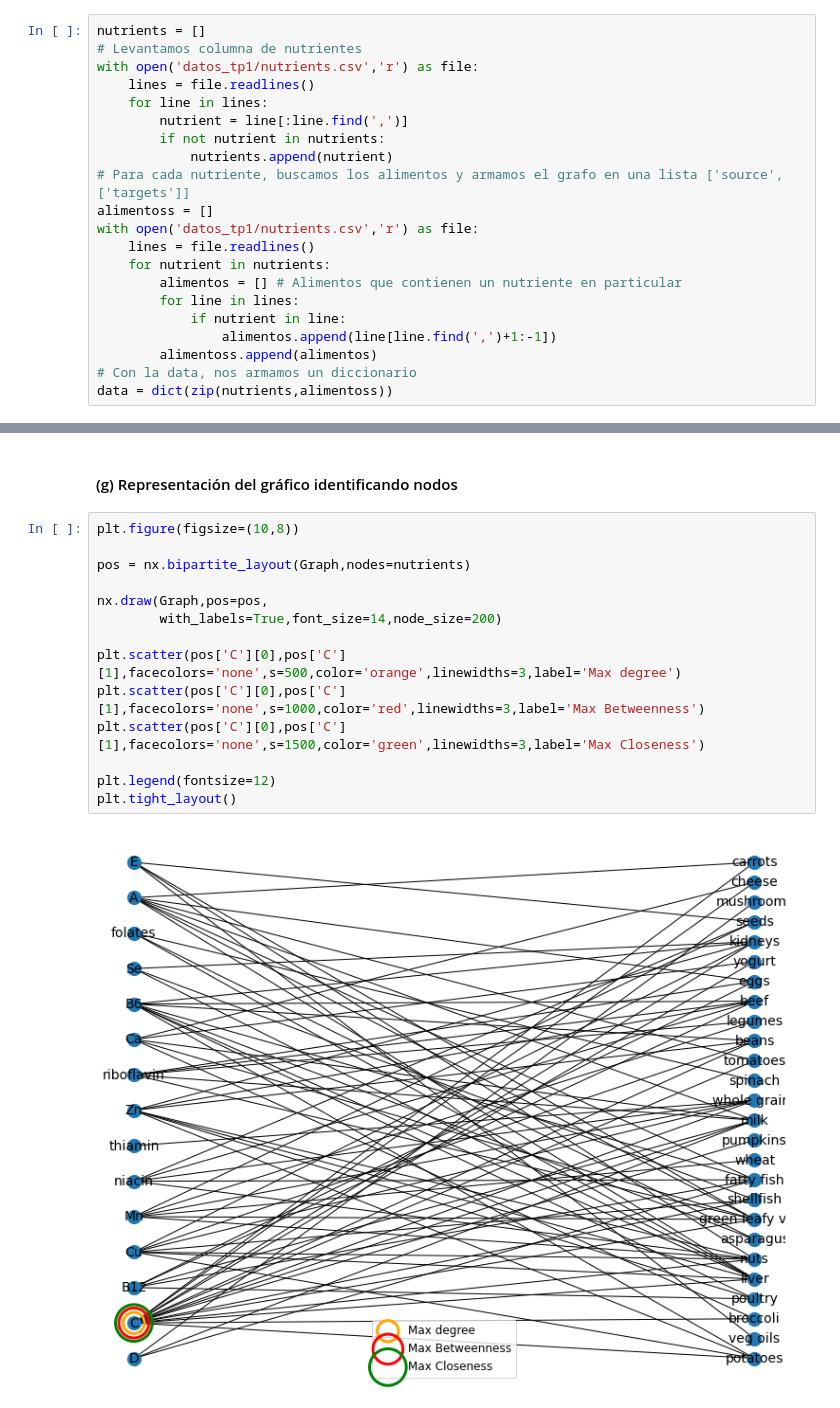
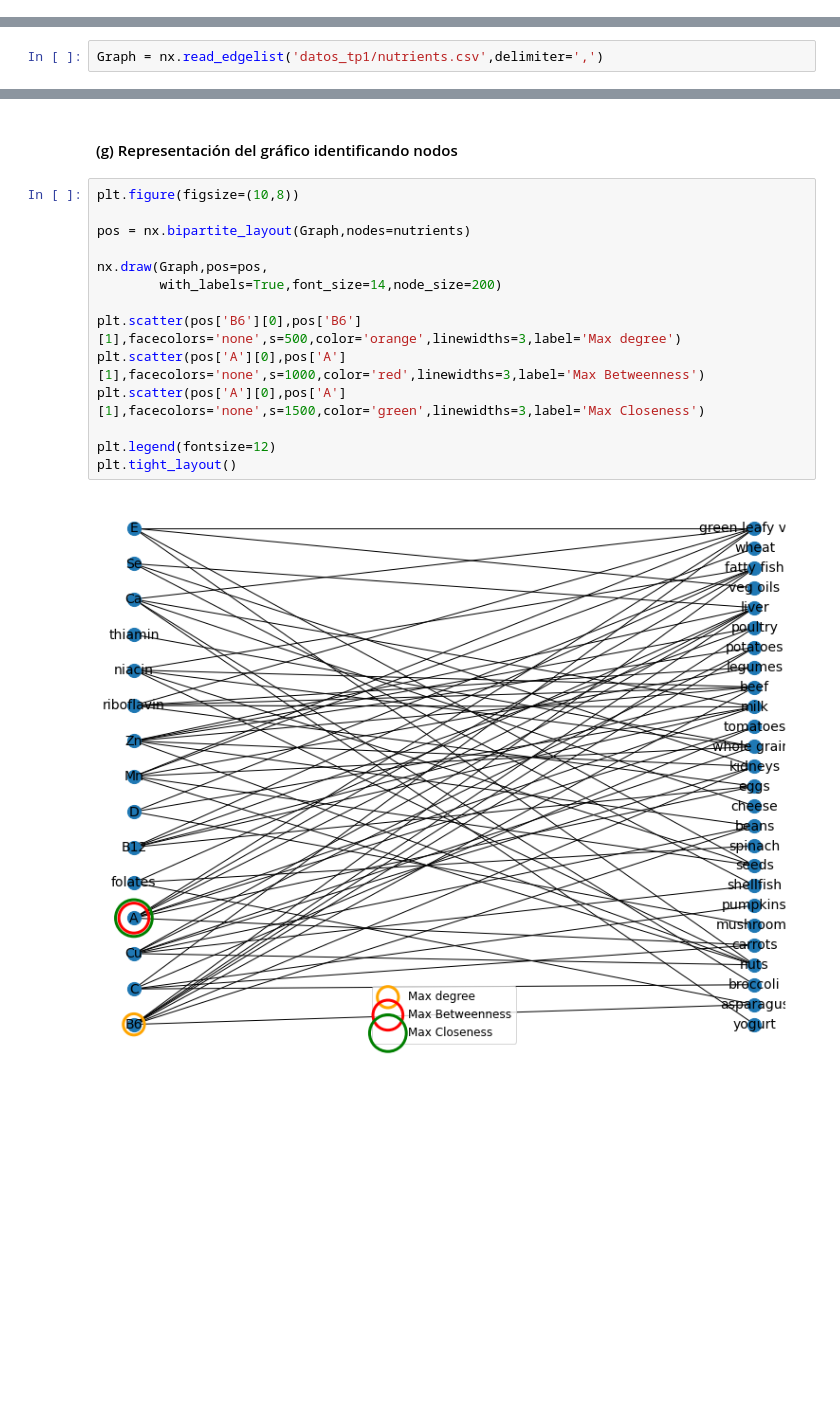
Before and after one commit to nicolasvazquez95/RedesComplejas_famaf, a Jupyter notebook: soluciones/tp1/nutrients.ipynb, the cells around one changed output, grey strips where cells are left out. Saved outputs shown, nothing was run; the diff lists cells and outputs as text; blank space fills up the shorter version.

```diff
--- a/soluciones/tp1/nutrients.ipynb
+++ b/soluciones/tp1/nutrients.ipynb
@@ -16,21 +15,0 @@ sns.set_palette('dark')
-# %%
-nutrients = []
-# Levantamos columna de nutrientes
-with open('datos_tp1/nutrients.csv','r') as file:
-    lines = file.readlines()
-    for line in lines:
-        nutrient = line[:line.find(',')]
-        if not nutrient in nutrients:
-            nutrients.append(nutrient)
-# Para cada nutriente, buscamos los alimentos y armamos el grafo en una lista ['source',['targets']]
-alimentoss = []
-with open('datos_tp1/nutrients.csv','r') as file:
-    lines = file.readlines()
-    for nutrient in nutrients:
-        alimentos = [] # Alimentos que contienen un nutriente en particular
-        for line in lines:
-            if nutrient in line:
-                alimentos.append(line[line.find(',')+1:-1])
-        alimentoss.append(alimentos)
-# Con la data, nos armamos un diccionario
-data = dict(zip(nutrients,alimentoss))
@@ -43,3 +16,5 @@ EdgeView([('A', 'carrots'), ('A', 'eggs'), ('A', 'fatty fish'), ('A', 'green lea
+# %%
+Graph = nx.read_edgelist('datos_tp1/nutrients.csv',delimiter=',')
 # %% [markdown]
 #### (a) Representación del grafo
 # %%
@@ -157,16 +132,16 @@ Text(0, 0.5, 'Relative freq.')
 # %%
 plt.figure(figsize=(10,8))
 
 pos = nx.bipartite_layout(Graph,nodes=nutrients)
 
 nx.draw(Graph,pos=pos,
         with_labels=True,font_size=14,node_size=200)
 
-plt.scatter(pos['C'][0],pos['C'][1],facecolors='none',s=500,color='orange',linewidths=3,label='Max degree')
-plt.scatter(pos['C'][0],pos['C'][1],facecolors='none',s=1000,color='red',linewidths=3,label='Max Betweenness')
-plt.scatter(pos['C'][0],pos['C'][1],facecolors='none',s=1500,color='green',linewidths=3,label='Max Closeness')
+plt.scatter(pos['B6'][0],pos['B6'][1],facecolors='none',s=500,color='orange',linewidths=3,label='Max degree')
+plt.scatter(pos['A'][0],pos['A'][1],facecolors='none',s=1000,color='red',linewidths=3,label='Max Betweenness')
+plt.scatter(pos['A'][0],pos['A'][1],facecolors='none',s=1500,color='green',linewidths=3,label='Max Closeness')
 
 plt.legend(fontsize=12)
 plt.tight_layout()
 # %% [output]
-[figure, old version]
+[figure, new version]
```
Also changed, not shown: parts of 12 cells of this notebook, 9 other files.
